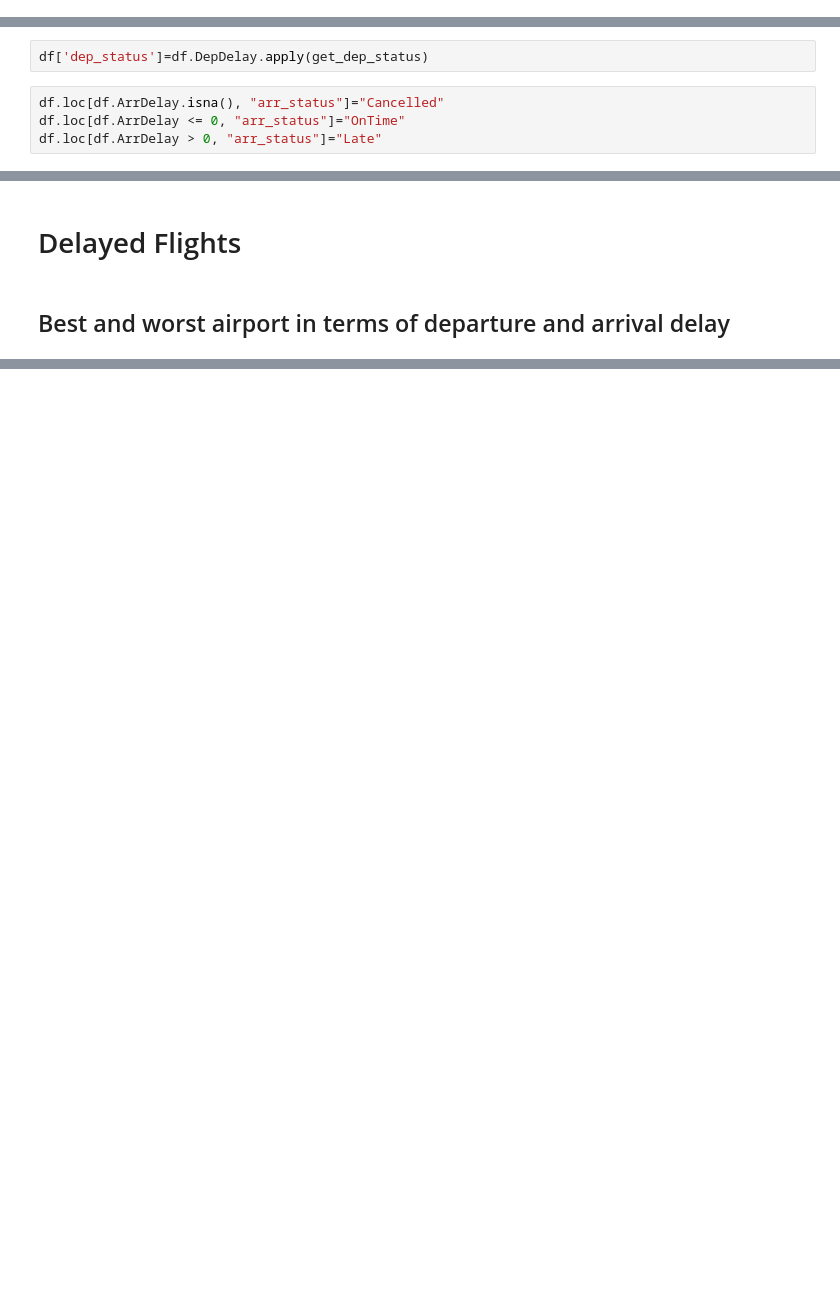
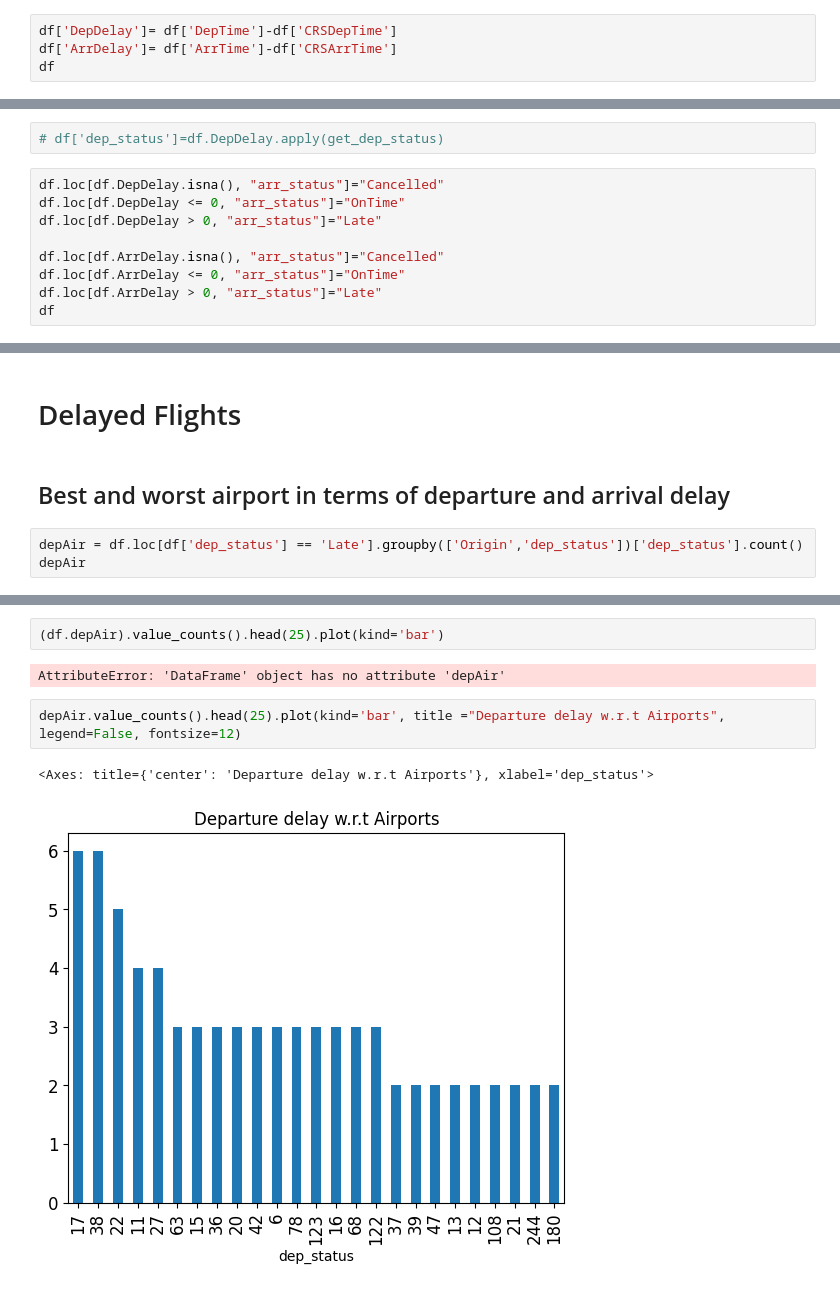
Before and after one commit to aditipandey017/Flight-data-analysis, a Jupyter notebook: Flight_set/flightset.ipynb, the cells around one changed output, grey strips where cells are left out. Drawn from its saved outputs; the diff is of its cells as text; blank space fills up the shorter version.

```diff
--- a/Flight_set/flightset.ipynb
+++ b/Flight_set/flightset.ipynb
@@ -99,3 +99,7 @@ df.head()
 | 2 | 3223259 | 2018 | 1 | 25 | 3 | 2046 | 2014 | 2328.0 | 2252 | ... |
 | 3 | 3223260 | 2018 | 1 | 26 | 4 | 2037 | 2014 | 2321.0 | 2252 | ... |
 | 4 | 3223262 | 2018 | 1 | 28 | 6 | 2054 | 2011 | 2322.0 | 2249 | ... |
+# %%
+df['DepDelay']= df['DepTime']-df['CRSDepTime']
+df['ArrDelay']= df['ArrTime']-df['CRSArrTime']
+df
@@ -242,6 +261,11 @@ get_dep_status(np.nan)
 # %%
-df['dep_status']=df.DepDelay.apply(get_dep_status)
+# df['dep_status']=df.DepDelay.apply(get_dep_status)
 # %%
+df.loc[df.DepDelay.isna(), "arr_status"]="Cancelled"
+df.loc[df.DepDelay <= 0, "arr_status"]="OnTime"
+df.loc[df.DepDelay > 0, "arr_status"]="Late"
+
 df.loc[df.ArrDelay.isna(), "arr_status"]="Cancelled"
 df.loc[df.ArrDelay <= 0, "arr_status"]="OnTime"
 df.loc[df.ArrDelay > 0, "arr_status"]="Late"
+df
@@ -329,3 +394,6 @@ Name: Month, dtype: int64
 # Delayed Flights
 # %% [markdown]
 ## Best and worst airport in terms of departure and arrival delay
+# %%
+depAir = df.loc[df['dep_status'] == 'Late'].groupby(['Origin','dep_status'])['dep_status'].count()
+depAir
@@ -331,0 +414,9 @@ Name: Month, dtype: int64
+# %%
+(df.depAir).value_counts().head(25).plot(kind='bar')
+# %% [output]
+AttributeError: 'DataFrame' object has no attribute 'depAir'
+# %%
+depAir.value_counts().head(25).plot(kind='bar', title ="Departure delay w.r.t Airports",  legend=False, fontsize=12)
+# %% [output]
+<Axes: title={'center': 'Departure delay w.r.t Airports'}, xlabel='dep_status'>
+[figure, added]
```
Also changed, not shown: parts of 17 cells of this notebook.
